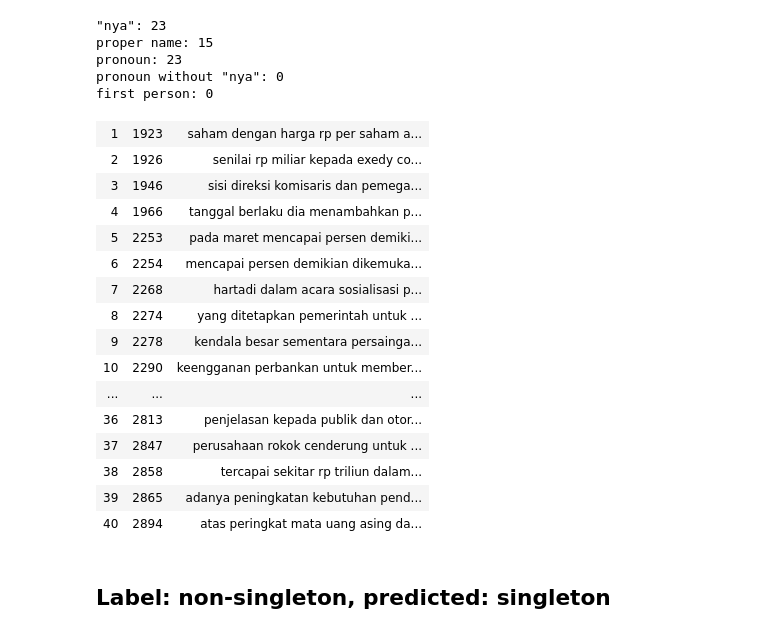
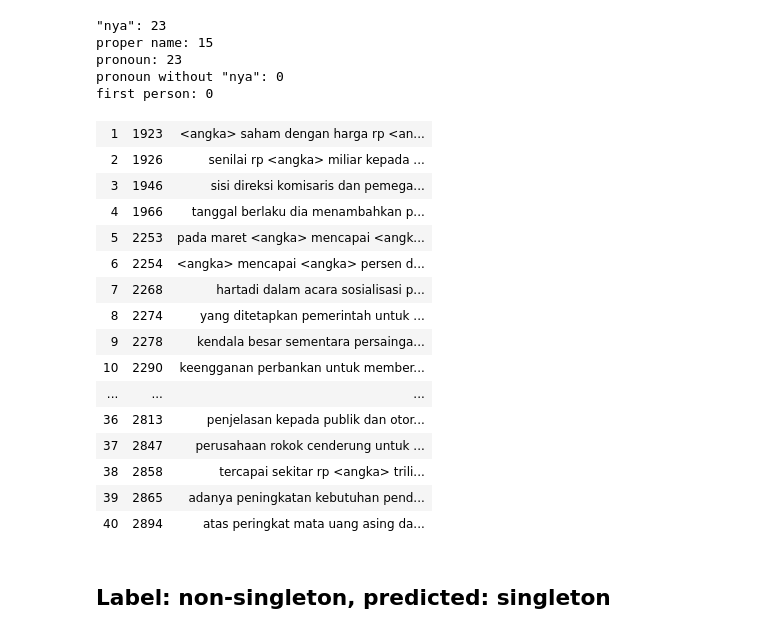
Before and after one commit to tugas-akhir-nlp/indonesian-coreference-resolution-cnn, a Jupyter notebook: singleton classifier analysis.ipynb, the cells around one changed output. Saved outputs shown, nothing was run; the diff lists cells and outputs as text; code cells hidden in the pictures.

Commit message:
escape html in singleton classifier analysis table

```diff
--- a/singleton classifier analysis.ipynb
+++ b/singleton classifier analysis.ipynb
@@ -62,18 +63,18 @@ first person: 0
 # %%
 data_to_analyze, text_data_to_analyze = false_negatives, false_negative_texts
 
 display(HTML(tabulate([
-    [i, idx, text]
+    [i, idx, escape(text)]
     for i, idx, text
     in zip(range(1, len(data_to_analyze) + 1), data_to_analyze['id'], text_data_to_analyze)
 ], tablefmt='html')))
 # %% [output]
-| 1 | 1923 | saham dengan harga rp per saham a... |
-| 2 | 1926 | senilai rp miliar kepada exedy co... |
+| 1 | 1923 | <angka> saham dengan harga rp <an... |
+| 2 | 1926 | senilai rp <angka> miliar kepada ... |
 | 3 | 1946 | sisi direksi komisaris dan pemega... |
 | 4 | 1966 | tanggal berlaku dia menambahkan p... |
-| 5 | 2253 | pada maret mencapai persen demiki... |
-| 6 | 2254 | mencapai persen demikian dikemuka... |
+| 5 | 2253 | pada maret <angka> mencapai <angk... |
+| 6 | 2254 | <angka> mencapai <angka> persen d... |
 | 7 | 2268 | hartadi dalam acara sosialisasi p... |
 | 8 | 2274 | yang ditetapkan pemerintah untuk ... |
 | 9 | 2278 | kendala besar sementara persainga... |
@@ -81,7 +82,7 @@ display(HTML(tabulate([
 | ... | ... | ... |
 | 36 | 2813 | penjelasan kepada publik dan otor... |
 | 37 | 2847 | perusahaan rokok cenderung untuk ... |
-| 38 | 2858 | tercapai sekitar rp triliun dalam... |
+| 38 | 2858 | tercapai sekitar rp <angka> trili... |
 | 39 | 2865 | adanya peningkatan kebutuhan pend... |
 | 40 | 2894 | atas peringkat mata uang asing da... |
 # %% [markdown]
```
Also changed, not shown: parts of 4 cells of this notebook.
